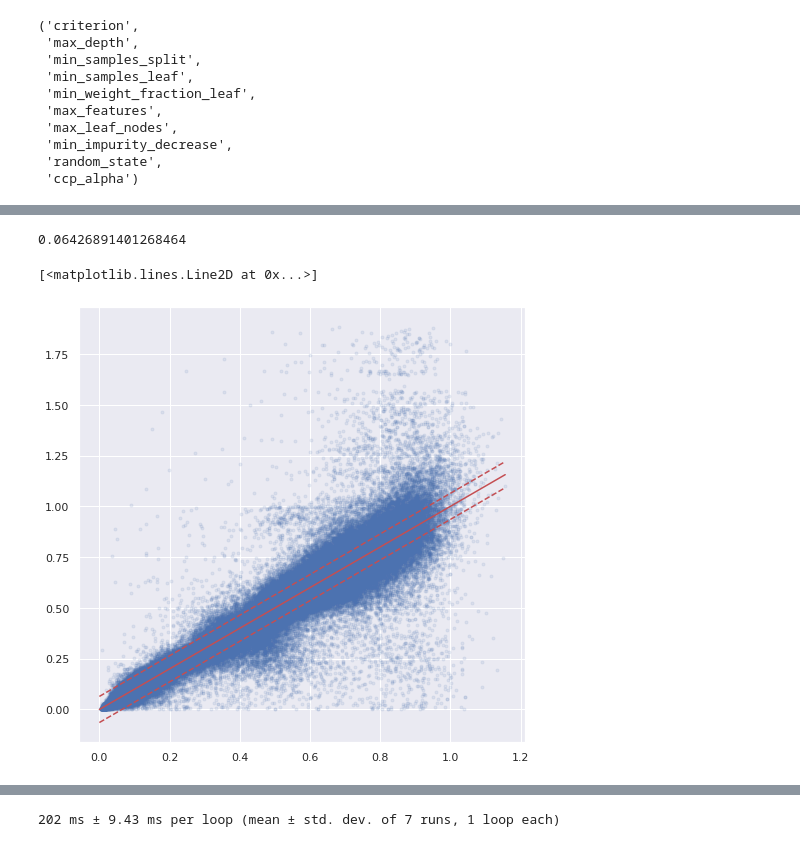
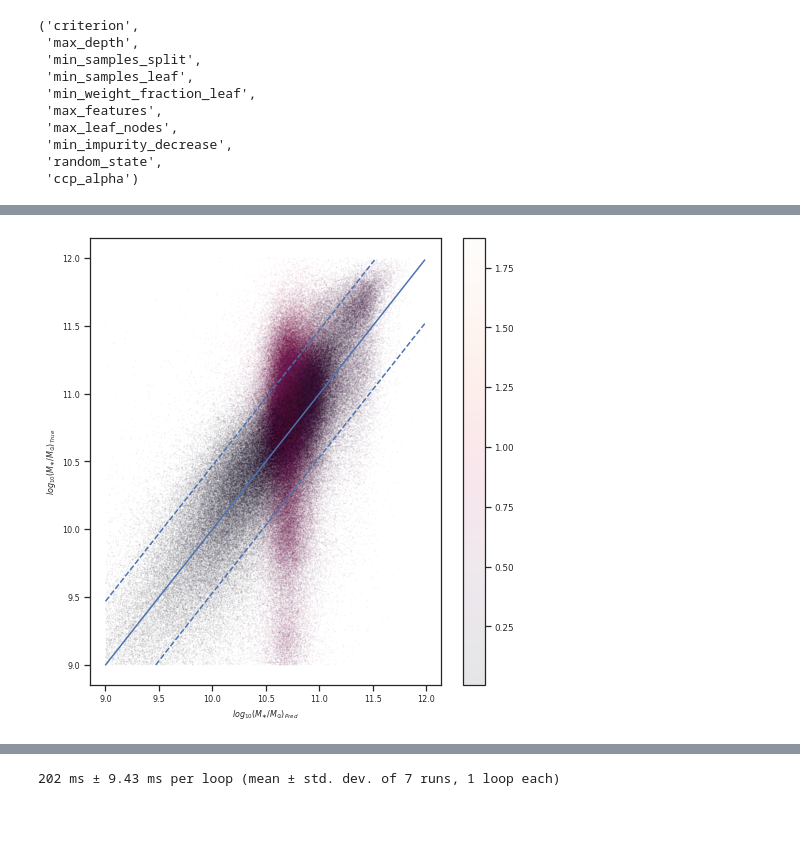
Before and after one commit to yoclaudius/Trabajo_final_Astroestad-stica, a Jupyter notebook: Cordoba_2022/Untitled.ipynb, the cells around one changed output, grey strips where cells are left out. Cells and saved outputs as stored; diff of their text form; code cells hidden in the pictures; blank space fills up the shorter version.

```diff
--- a/Cordoba_2022/Untitled.ipynb
+++ b/Cordoba_2022/Untitled.ipynb
@@ -12,6 +12,9 @@ from sklearn.model_selection import train_test_split
 import numba
 from numba import njit, prange
 sns.set()
+#sns.set(rc={'figure.figsize':(11.7,8.27)})
+sns.set(font_scale = 0.8)
+sns.set_style("ticks")
 # %%
 # Lectura de datos
 sdss_f = Table.read('firefly.fits')
@@ -498,19 +634,36 @@ plt.plot([7,x.max()], [7,x.max()] - rms, ls='--', color='r')
-# %%
-# Error RMS para z
-ztest = dep_vars_test['Z_NOQSO']
-zpred = model_pred[:,1]
-rms = np.sqrt(np.mean((ztest - zpred) ** 2))
-rms
-# %% [output]
-0.06426891401268464
-# %%
-plt.figure(figsize=(8,8))
-x = model_pred[:,1]
-y = dep_vars_test['Z_NOQSO']
-plt.scatter(x, y, alpha=0.1, marker='.')
-plt.plot([0,x.max()], [0,x.max()], color='r')
-plt.plot([0,x.max()], [0,x.max()] + rms, ls='--', color='r')
-plt.plot([0,x.max()], [0,x.max()] - rms, ls='--', color='r')
-# %% [output]
-[<matplotlib.lines.Line2D at 0x...>]
-[figure, removed]
+# %%
+# Cortar los datos en un cuadro 2d
+x = model_pred[:,0]
+y = dep_vars_test['Chabrier_MILES_total_mass']
+z = dep_vars_test['Z_NOQSO']
+mascara = (x < 12) & (x > 9) & (y < 12) & (y > 9)
+x = x[mascara]
+y = y[mascara]
+z = z[mascara]
+
+ztest = dep_vars_test['Chabrier_MILES_total_mass']
+zpred = model_pred[:,0]
+rms = np.sqrt(np.mean((ztest - zpred) ** 2))
+
+import matplotlib.colors as mcolors
+gamma = 0.5
+
+plt.figure(figsize=(7,7))
+plt.scatter(x, y, alpha=0.1, marker='.', s=0.2, c=z)
+plt.colorbar()
+plt.plot([x.min(),x.max()], [x.min(),x.max()], color='b')
+plt.plot([x.min(),x.max() - rms], [x.min() + rms,x.max()], ls='--', color='b')
+plt.plot([x.min() + rms,x.max()], [y.min(),x.max() - rms], ls='--', color='b')
+plt.xlabel(r'$log_{10}(M_{\ast} / M_{\odot})_{Pred}$',fontsize='small')
+plt.ylabel(r'$log_{10}(M_{\ast} / M_{\odot})_{True}$',fontsize='small')
+plt.xticks(fontsize='small')
+plt.yticks(fontsize='small')
+plt.tight_layout()
+#plt.xlim(right=12)
+#plt.xlim(left=9.5)
+#plt.ylim(top=12)
+#plt.ylim(bottom=9)
+#plt.savefig('mass_vs_mass.jpg')
+plt.show()
+# %% [output]
+[figure, added]
```
Also changed, not shown: parts of 44 cells of this notebook, 3 other files.
